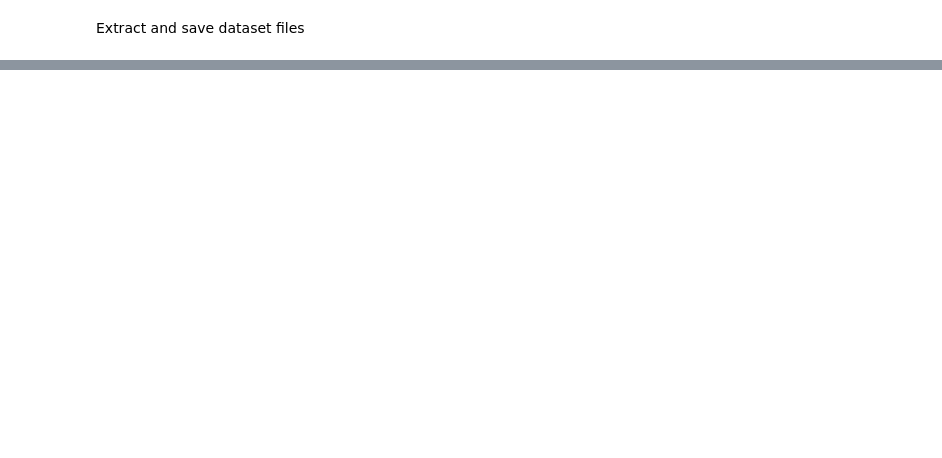
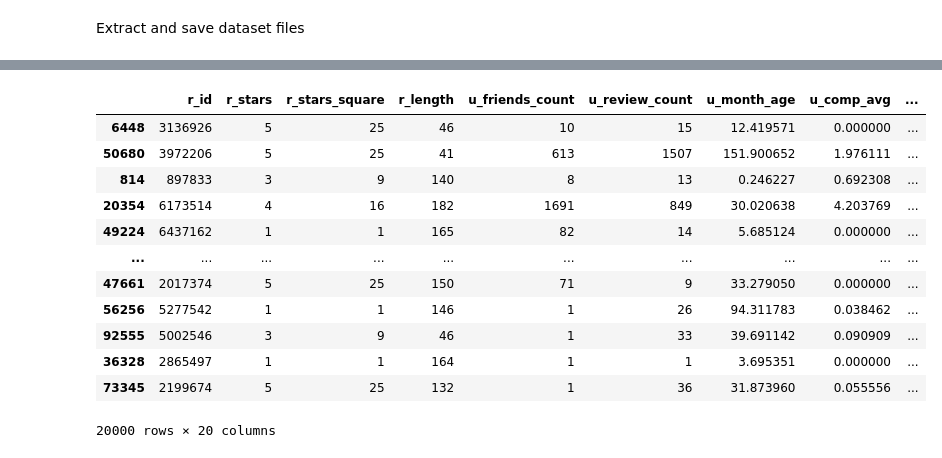
Before and after one commit to zyh10655/Prediction-of-online-review-Usefulness, a Jupyter notebook: preprocessing/combineData_18features.ipynb, the cells around one changed output, grey strips where cells are left out. Drawn from its saved outputs; the diff is of its cells as text; code cells hidden in the pictures; blank space fills up the shorter version.

Commit message:
Reduce subsample size to 100K
Also add response variable to text data frame as well

```diff
--- a/preprocessing/combineData_18features.ipynb
+++ b/preprocessing/combineData_18features.ipynb
@@ -156,10 +160,10 @@ u_month_age = (main_df.r_date - main_df.u_yelping_since) / np.timedelta64(1, 'M'
 main_df["u_month_age"] = u_month_age
 # %%
 # Reduce dataset size
-main_df = main_df.sample(n=500000, random_state=RANDOM_SEED, ignore_index=True)
+main_df = main_df.sample(n=100000, random_state=RANDOM_SEED, ignore_index=True)
 # %%
 # remove unneeded cols
-text_df = main_df[["r_id", "r_text"]]
+text_df = main_df[["r_id", "r_useful", "r_text"]]
 main_df = main_df.drop(columns=["b_id", "r_funny", "r_cool", "u_id", "r_date", "r_text", "u_yelping_since"])
 # %%
 # Make column order same as Lee et. al
@@ -197,0 +236,16 @@ train_main_df
+# %%
+test_main_df
+# %% [output]
+|  | r_id | r_stars | r_stars_square | r_length | u_friends_count | u_review_count | u_month_age | u_comp_avg | ... |
+| 6448 | 3136926 | 5 | 25 | 46 | 10 | 15 | 12.419571 | 0.000000 | ... |
+| 50680 | 3972206 | 5 | 25 | 41 | 613 | 1507 | 151.900652 | 1.976111 | ... |
+| 814 | 897833 | 3 | 9 | 140 | 8 | 13 | 0.246227 | 0.692308 | ... |
+| 20354 | 6173514 | 4 | 16 | 182 | 1691 | 849 | 30.020638 | 4.203769 | ... |
+| 49224 | 6437162 | 1 | 1 | 165 | 82 | 14 | 5.685124 | 0.000000 | ... |
+| ... | ... | ... | ... | ... | ... | ... | ... | ... | ... |
+| 47661 | 2017374 | 5 | 25 | 150 | 71 | 9 | 33.279050 | 0.000000 | ... |
+| 56256 | 5277542 | 1 | 1 | 146 | 1 | 26 | 94.311783 | 0.038462 | ... |
+| 92555 | 5002546 | 3 | 9 | 46 | 1 | 33 | 39.691142 | 0.090909 | ... |
+| 36328 | 2865497 | 1 | 1 | 164 | 1 | 1 | 3.695351 | 0.000000 | ... |
+| 73345 | 2199674 | 5 | 25 | 132 | 1 | 36 | 31.873960 | 0.055556 | ... |
+20000 rows × 20 columns
```
Also changed, not shown: parts of 7 cells of this notebook.
